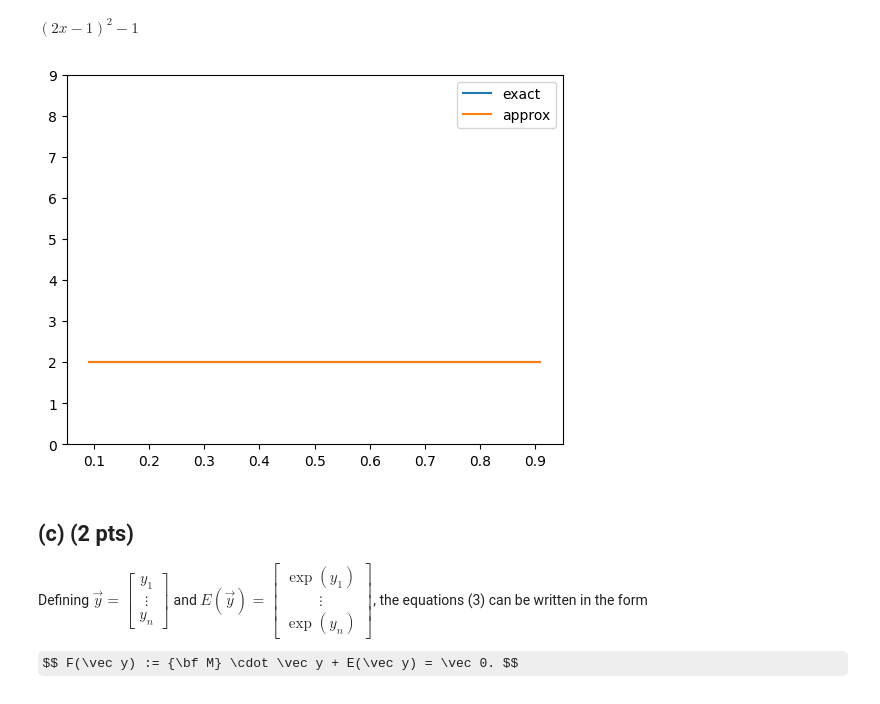
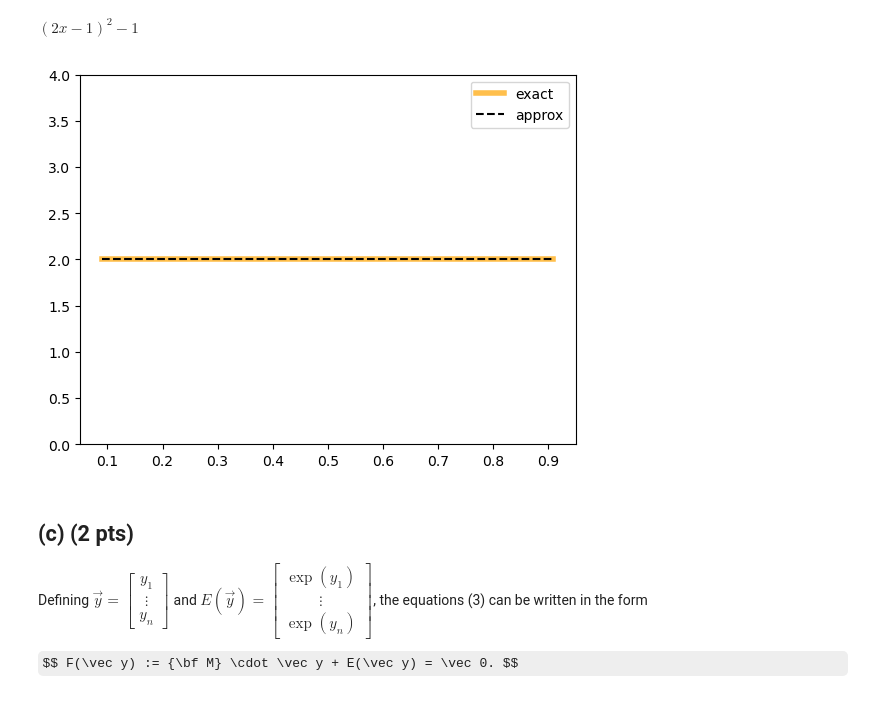
Before and after one commit to jonas4climate/na-assignment1, a Jupyter notebook: hw4_2023.ipynb, the cells around one changed output. Drawn from its saved outputs; the diff is of its cells as text; code cells hidden in the pictures; some formulas as TeX source.

```diff
--- a/hw4_2023.ipynb
+++ b/hw4_2023.ipynb
@@ -151,27 +147,27 @@ $(2x - 1)^2 - 1$
 # %%
 def quadratic(x):
     return x**2 -x
 
 def second_derivative(x):
     return 2
 
 n = 10
 steps = np.linspace(0,1,n+2, endpoint=True)[1:-1]
 vec_quad = np.vectorize(quadratic)
 vec_der = np.vectorize(second_derivative)
 
 exact_y = vec_quad(steps)
-exact_der_y =   vec_der(steps)
+exact_der_y = vec_der(steps)
 A = SecondDerMatrix(n)
 approx_der_y = A @ exact_y
 
-plt.plot(steps, exact_der_y, label='exact')
-plt.plot(steps, approx_der_y, label='approx')
-plt.ylim((0,9))
+plt.plot(steps, exact_der_y, label='exact', linewidth=4, alpha=0.7, color='orange')
+plt.plot(steps, approx_der_y, label='approx', linestyle='--', color='black')
+plt.ylim((0,4))
 plt.legend()
 plt.show()
 # %% [output]
-[figure, old version]
+[figure, new version]
 # %% [markdown]
 ## (c) (2 pts)
 
```
Also changed, not shown: parts of 9 cells of this notebook.
